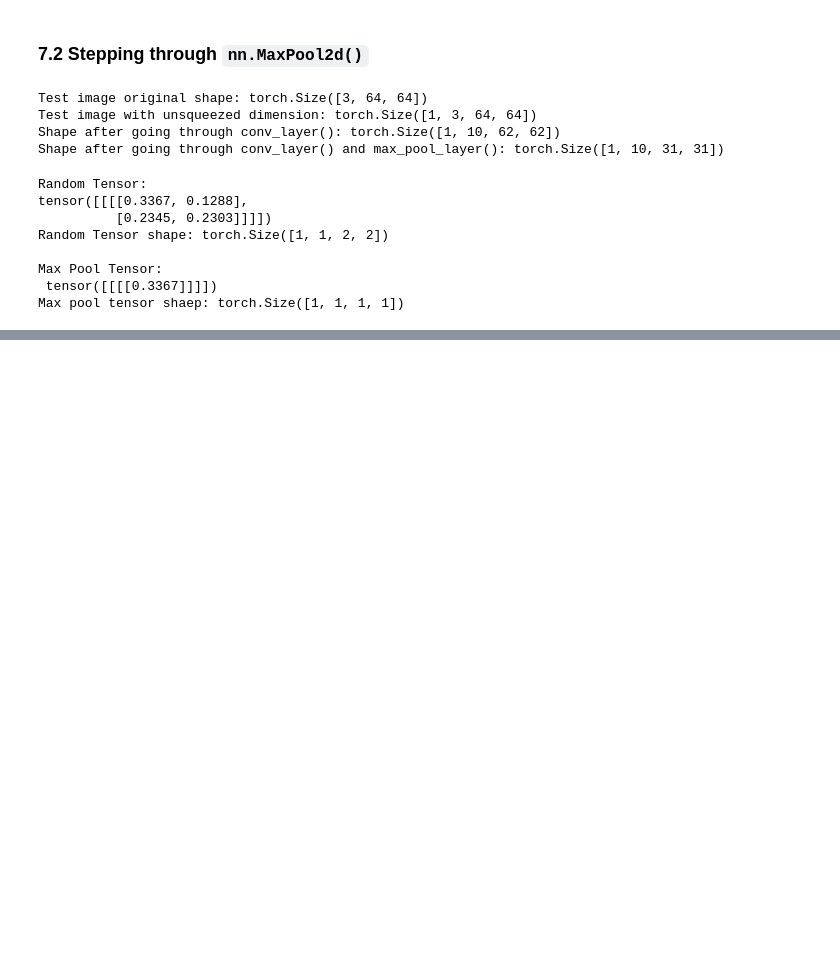
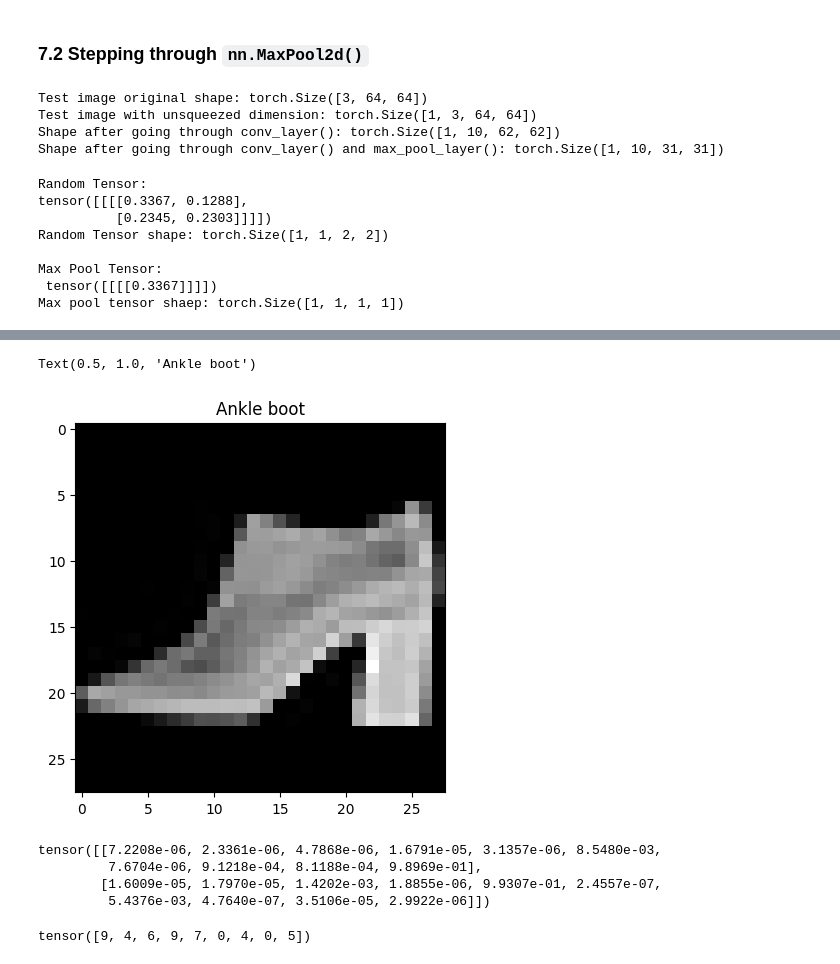
Before and after one commit to Musawer-Afzal/PyTorch-for-DL---Complete-Course, a Jupyter notebook: 03_pytorch_computer_vision.ipynb, the cells around one changed output, grey strips where cells are left out. Saved outputs shown, nothing was run; the diff lists cells and outputs as text; code cells hidden in the pictures; blank space fills up the shorter version.

```diff
--- a/03_pytorch_computer_vision.ipynb
+++ b/03_pytorch_computer_vision.ipynb
@@ -882,0 +1035,22 @@ Max pool tensor shaep: torch.Size([1, 1, 1, 1])
+# %%
+plt.imshow(test_samples[0].squeeze(), cmap = "gray")
+plt.title(class_names[test_labels[0]])
+# %% [output]
+Text(0.5, 1.0, 'Ankle boot')
+[figure, added]
+# %%
+# Make predictions
+pred_probs = make_predictions(model = model_2,
+                              data = test_samples)
+pred_probs[:2]
+# %% [output]
+tensor([[7.2208e-06, 2.3361e-06, 4.7868e-06, 1.6791e-05, 3.1357e-06, 8.5480e-03,
+         7.6704e-06, 9.1218e-04, 8.1188e-04, 9.8969e-01],
+        [1.6009e-05, 1.7970e-05, 1.4202e-03, 1.8855e-06, 9.9307e-01, 2.4557e-07,
+         5.4376e-03, 4.7640e-07, 3.5106e-05, 2.9922e-06]])
+# %%
+# Convert prediction probabilities to labels
+pred_classes = pred_probs.argmax(dim = 1)
+pred_classes
+# %% [output]
+tensor([9, 4, 6, 9, 7, 0, 4, 0, 5])
```
Also changed, not shown: parts of 23 cells of this notebook.
